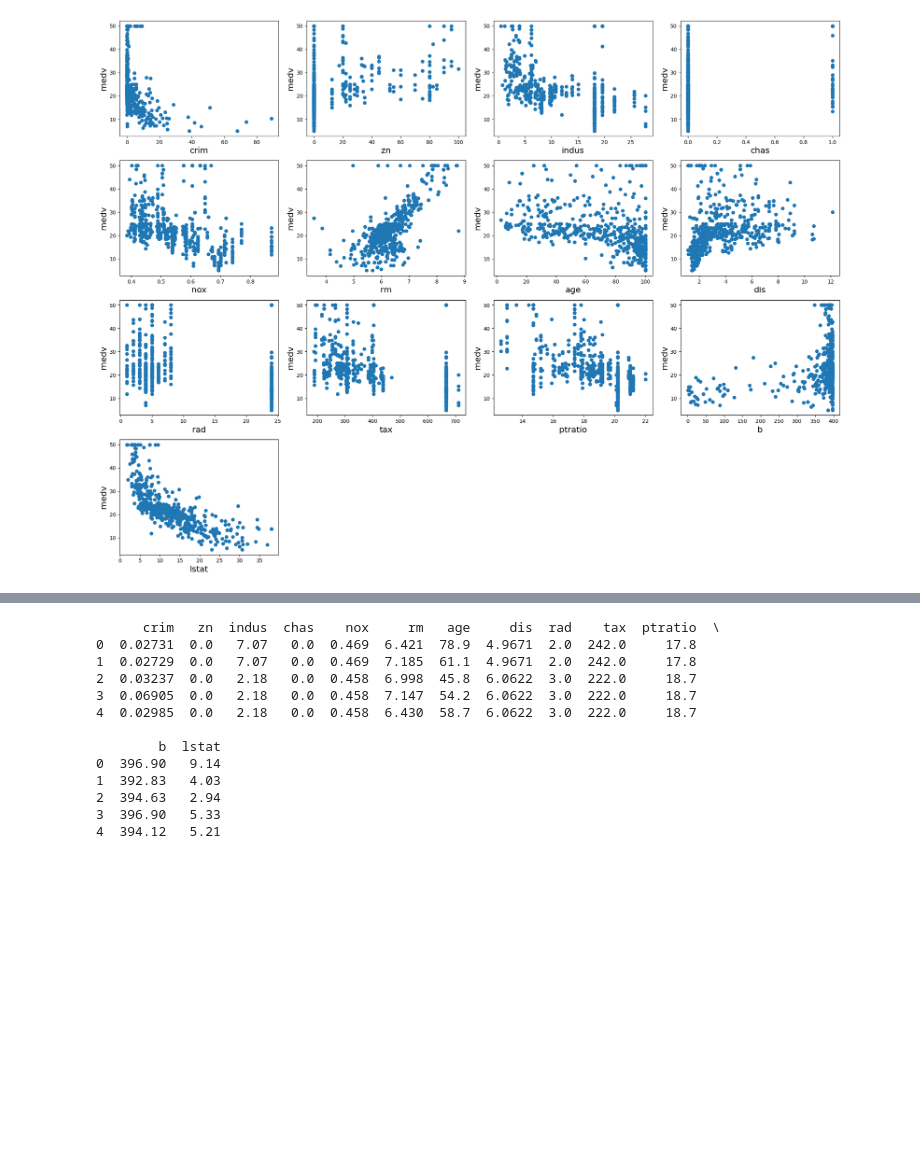
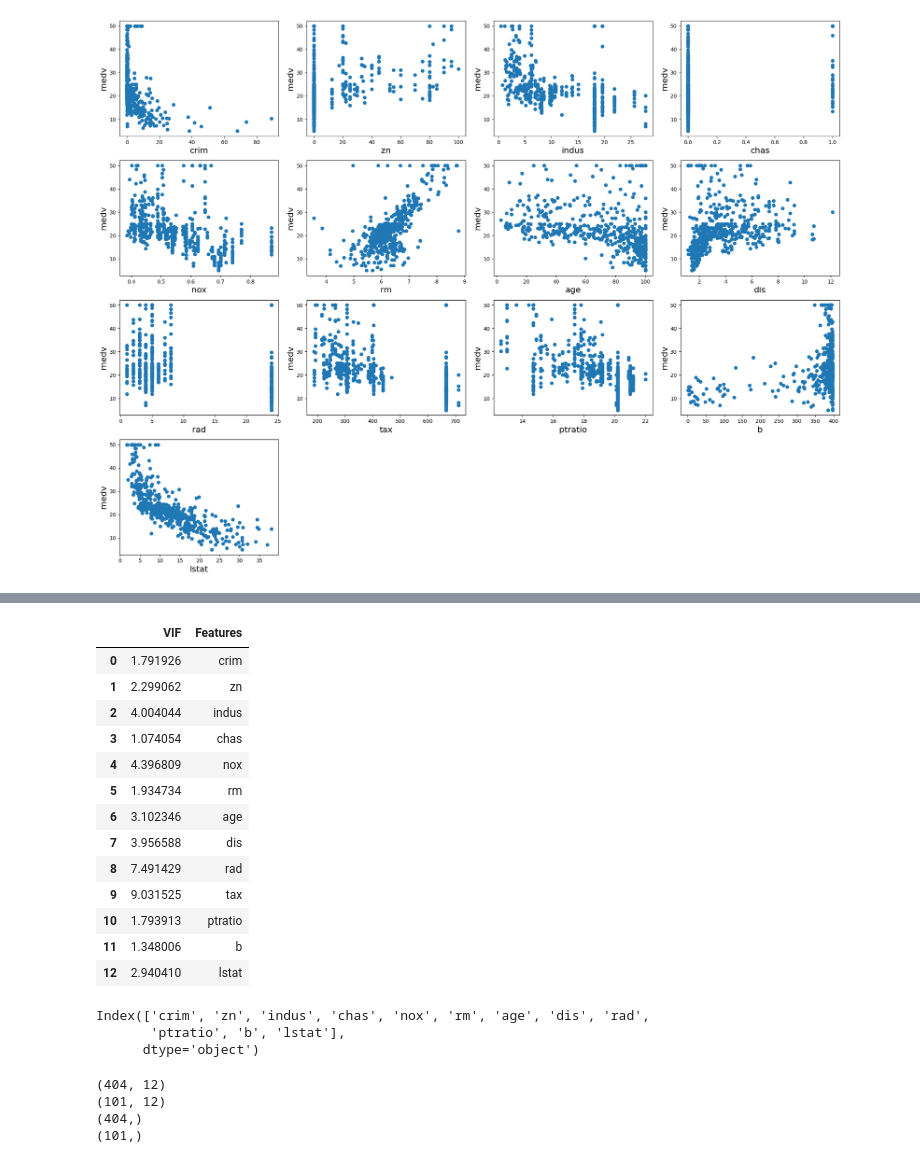
Before and after one commit to Hameedhullah/AI_ML-Course-, a Jupyter notebook: Boston_House_Price_Prediction.ipynb, the cells around one changed output, grey strips where cells are left out. Cells and saved outputs as stored; diff of their text form; code cells hidden in the pictures; blank space fills up the shorter version.

```diff
--- a/Boston_House_Price_Prediction.ipynb
+++ b/Boston_House_Price_Prediction.ipynb
@@ -351,17 +337 @@ plt.tight_layout()
-# %%
-print(X.head())
-# %% [output]
-      crim   zn  indus  chas    nox     rm   age     dis  rad    tax  ptratio  \
-0  0.02731  0.0   7.07   0.0  0.469  6.421  78.9  4.9671  2.0  242.0     17.8
-1  0.02729  0.0   7.07   0.0  0.469  7.185  61.1  4.9671  2.0  242.0     17.8
-2  0.03237  0.0   2.18   0.0  0.458  6.998  45.8  6.0622  3.0  222.0     18.7
-3  0.06905  0.0   2.18   0.0  0.458  7.147  54.2  6.0622  3.0  222.0     18.7
-4  0.02985  0.0   2.18   0.0  0.458  6.430  58.7  6.0622  3.0  222.0     18.7
-
-        b  lstat
-0  396.90   9.14
-1  392.83   4.03
-2  394.63   2.94
-3  396.90   5.33
-4  394.12   5.21
 # %%
@@ -371,4 +340,30 @@ from sklearn.preprocessing import StandardScaler,RobustScaler
 from sklearn.model_selection import train_test_split,GridSearchCV
 from sklearn.metrics import mean_squared_error,r2_score
+# %%
+scaler = StandardScaler()
+X_scaled = scaler.fit_transform(X)
+# %%
+from statsmodels.stats.outliers_influence import variance_inflation_factor
+variables = X_scaled
+vif = pd.DataFrame()
+vif["VIF"] = [variance_inflation_factor(variables, i) for i in range(variables.shape[1])]
+vif["Features"] = X.columns
+# %%
+vif
+# %% [output]
+|  | VIF | Features |
+| 0 | 1.791926 | crim |
+| 1 | 2.299062 | zn |
+| 2 | 4.004044 | indus |
+| 3 | 1.074054 | chas |
+| 4 | 4.396809 | nox |
+| 5 | 1.934734 | rm |
+| 6 | 3.102346 | age |
+| 7 | 3.956588 | dis |
+| 8 | 7.491429 | rad |
+| 9 | 9.031525 | tax |
+| 10 | 1.793913 | ptratio |
+| 11 | 1.348006 | b |
+| 12 | 2.940410 | lstat |
 # %%
 from statsmodels.stats.outliers_influence import variance_inflation_factor
@@ -381,0 +372,17 @@ from sklearn.metrics import accuracy_score,confusion_matrix,classification_repor
+# %%
+X.columns
+# %% [output]
+Index(['crim', 'zn', 'indus', 'chas', 'nox', 'rm', 'age', 'dis', 'rad',
+       'ptratio', 'b', 'lstat'],
+      dtype='object')
+# %%
+X_train,X_test,y_train,y_test = train_test_split(X,y,test_size=0.2,random_state=42)
+print(X_train.shape)
+print(X_test.shape)
+print(y_train.shape)
+print(y_test.shape)
+# %% [output]
+(404, 12)
+(101, 12)
+(404,)
+(101,)
```
Also changed, not shown: parts of 21 cells of this notebook.
